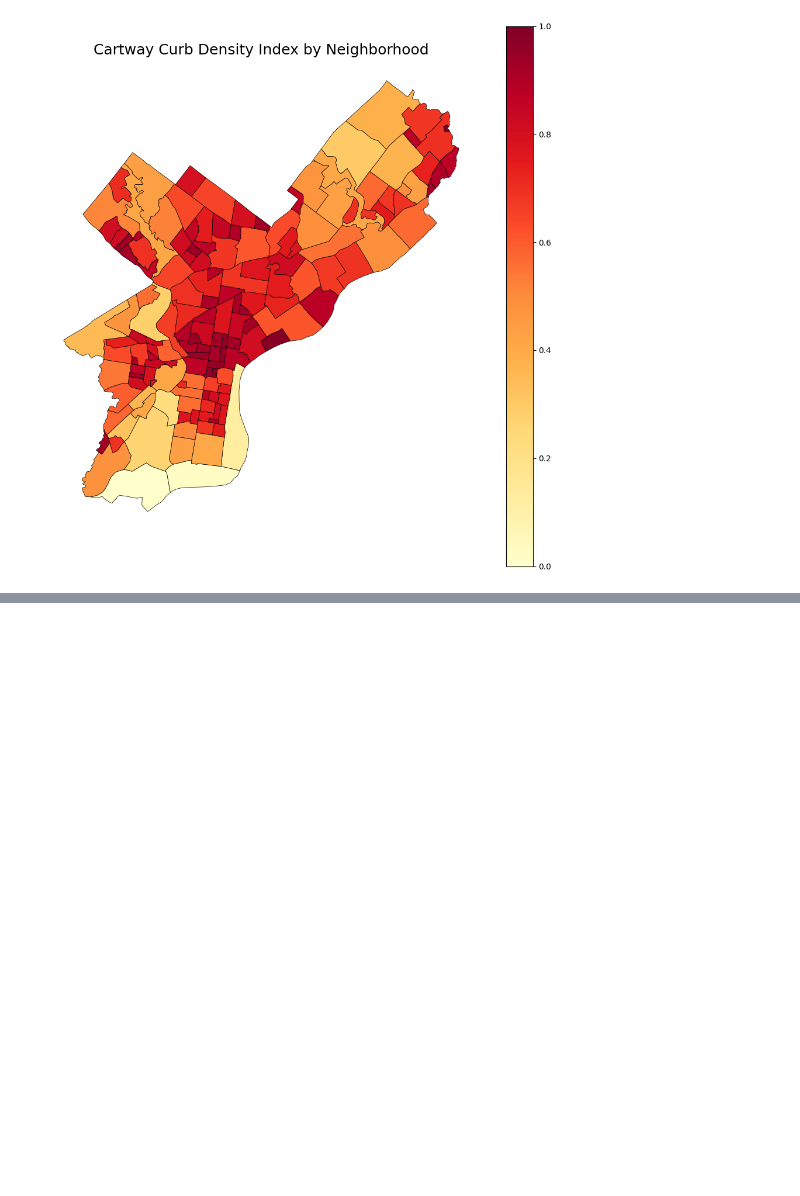
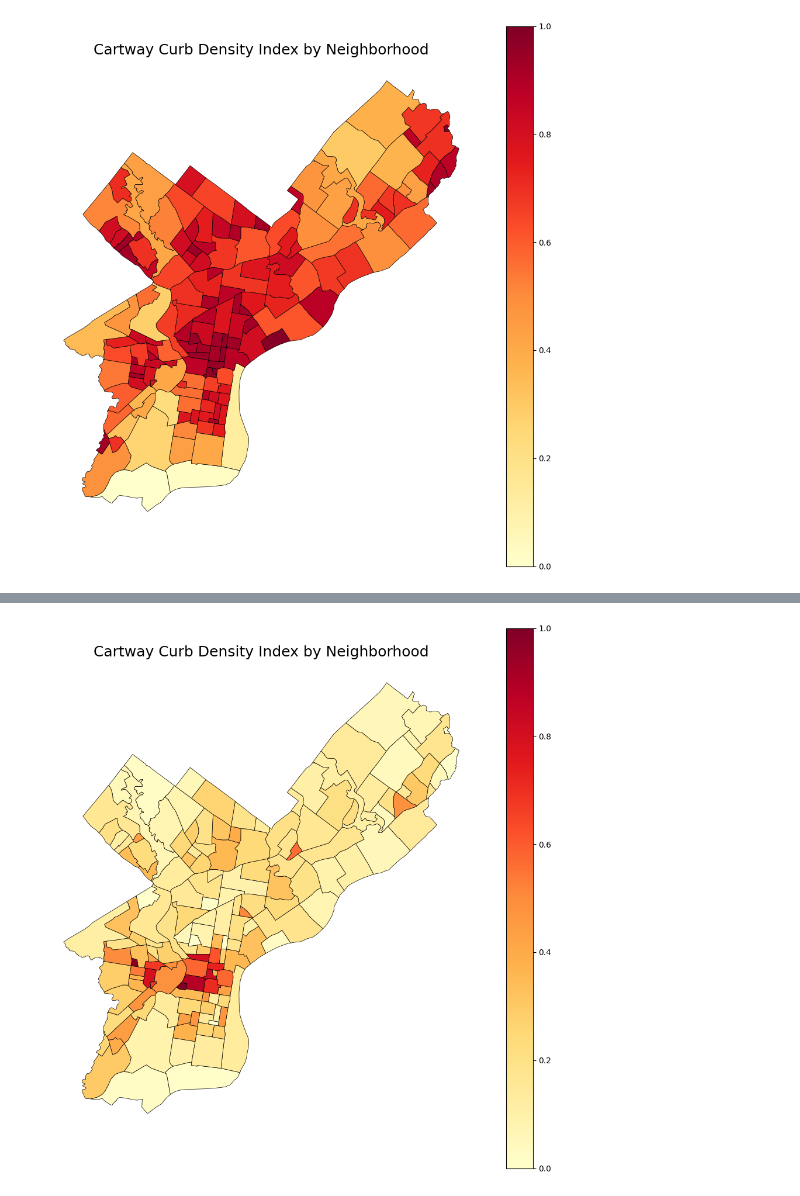
Before and after one commit to astauf03/musa5500-python-final, a Jupyter notebook: notebooks/mobility/mobility.ipynb, the cells around one changed output, grey strips where cells are left out. Cells and saved outputs as stored; diff of their text form; code cells hidden in the pictures; blank space fills up the shorter version.

Commit message:
biking

```diff
--- a/notebooks/mobility/mobility.ipynb
+++ b/notebooks/mobility/mobility.ipynb
@@ -414,0 +434,9 @@ plt.show()
+# %%
+tracts = tracts.to_crs(4326)
+
+biking_join= gpd.sjoin(biking, tracts[["Name", "geometry"]],
+                         how="right",
+                         predicate="intersects")
+
+biking_join['total_area']= tracts['area_m2']
+biking_join
@@ -414,0 +466,10 @@ plt.show()
+# %%
+total_length = (
+    biking_join.groupby("Name")["Shape__Length"]
+    .sum()
+    .reset_index(name="total_lane_length")
+)
+
+summary = tracts[["Name", "geometry", "area_m2"]].merge(total_length, on="Name", how="left")
+
+summary
@@ -414,0 +490,3 @@ plt.show()
+# %%
+summary["bike_lane_density"] = (summary["total_lane_length"] / summary["area_m2"])*10
+summary
@@ -414,0 +511,6 @@ plt.show()
+# %%
+min_density = summary["bike_lane_density"].min()
+max_density = summary["bike_lane_density"].max()
+
+summary["bike_index"] = (summary["bike_lane_density"] - min_density) / (max_density - min_density)
+summary["bike_index"] = summary["bike_index"].clip(lower=0)  # ensure no negatives
@@ -414,0 +533,17 @@ plt.show()
+# %%
+
+fig, ax = plt.subplots(1, 1, figsize=(12, 12))
+summary.plot(
+    column="bike_index",
+    cmap="YlOrRd",
+    legend=True,
+    edgecolor="black",
+    linewidth=0.5,
+    ax=ax
+)
+
+ax.set_title("Cartway Curb Density Index by Neighborhood", fontsize=18)
+ax.axis("off")
+plt.show()
+# %% [output]
+[figure, added]
```
Also changed, not shown: parts of 8 cells of this notebook.
